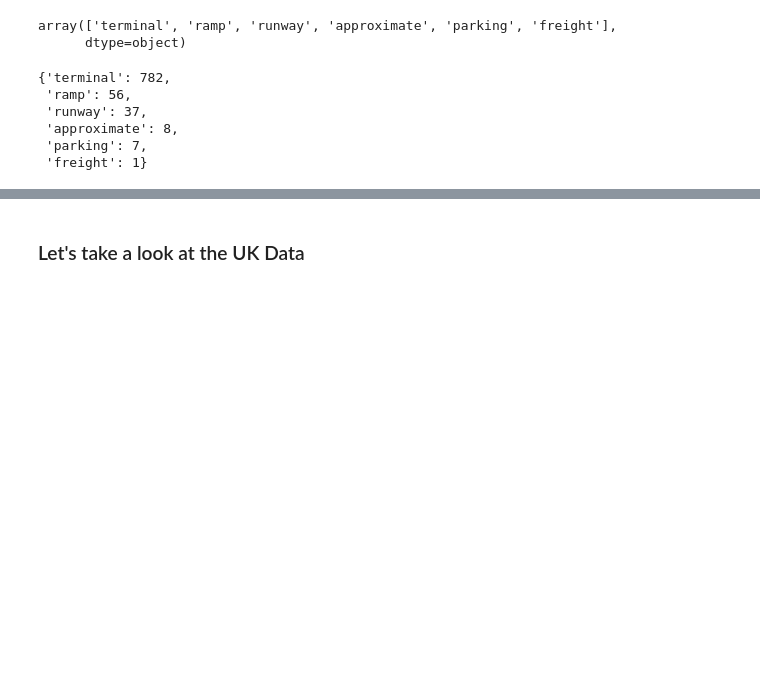
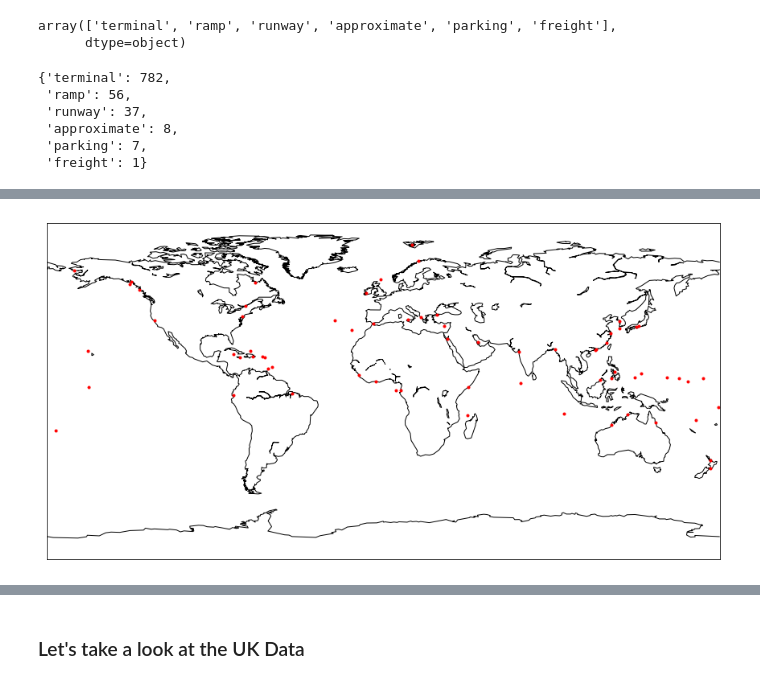
Before and after one commit to johnx25bd/casa-digital-visualisation, a Jupyter notebook: data/DataProcessing_BM.ipynb, the cells around one changed output, grey strips where cells are left out. Saved outputs shown, nothing was run; the diff lists cells and outputs as text; code cells hidden in the pictures; blank space fills up the shorter version.

```diff
--- a/data/DataProcessing_BM.ipynb
+++ b/data/DataProcessing_BM.ipynb
@@ -107,8 +100,3 @@ for i,iso in enumerate(airports['ISO_A3']):
-# %%
-airports = airports[['scalerank_left','type','name','abbrev','location','gps_code','iata_code','wikipedia',\
-                      'wdid_score','ne_id','geometry','NAME']]
-# %%
-airports['ISO3'] = isoCodes
 # %%
 airports.head()
 # %% [output]
@@ -156,0 +109,3 @@ dtype: object
+# %%
+airports.NAME = np.array(airports.NAME.fillna('None'))
+airports.ISO3 = np.array(airports.ISO3.fillna('None'))
@@ -156,0 +124,3 @@ dtype: object
+# %%
+noCountryAirports = airports[[True if name == 'None' else False for name in airports.NAME]]
+noCountryAirports = noCountryAirports.reset_index(drop=True)
@@ -156,0 +148,13 @@ dtype: object
+# %%
+##### Visualising the airports
+plt.figure(figsize=(15,15))
+map = Basemap()
+map.drawcoastlines()
+
+for airport in noCountryAirports.index:
+    map.plot(list(noCountryAirports.loc[airport].geometry.coords)[0][0],
+            list(noCountryAirports.loc[airport].geometry.coords)[0][1],color='red',marker='o',markersize=3)
+
+plt.show()
+# %% [output]
+[figure, added]
```
Also changed, not shown: parts of 68 cells of this notebook, 4 other files.
